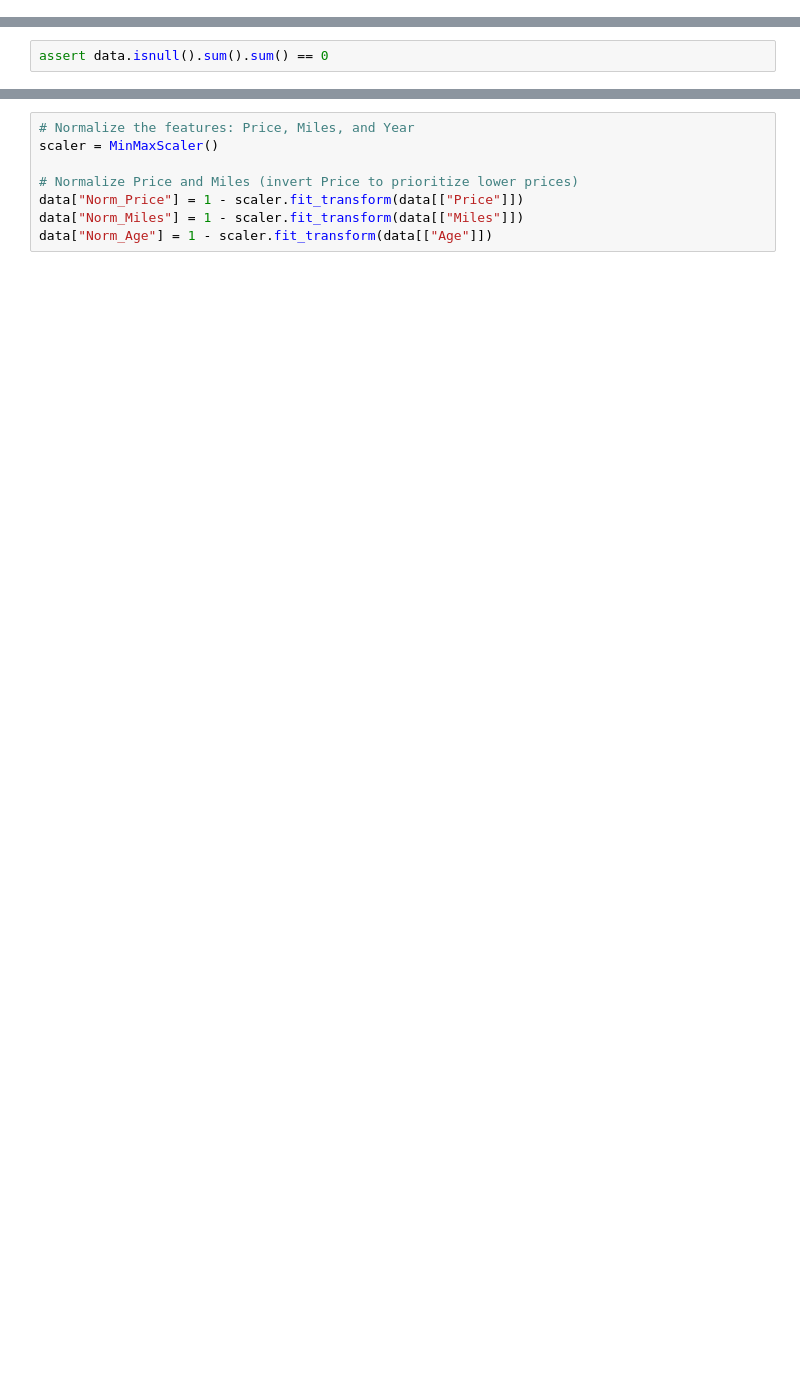
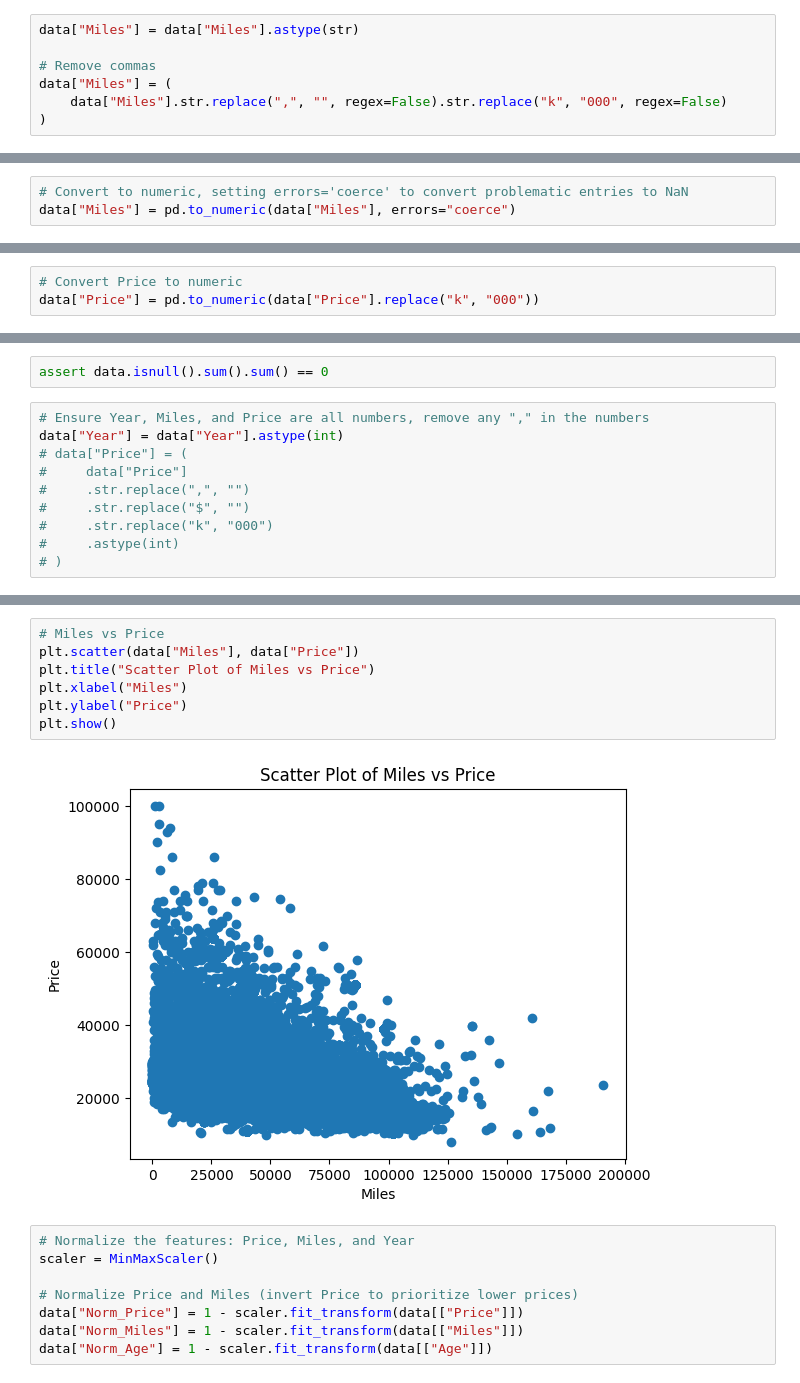
Before and after one commit to JoshCap20/car-scraper-programs, a Jupyter notebook: src/notebooks/combined_analysis.ipynb, the cells around one changed output, grey strips where cells are left out. Saved outputs shown, nothing was run; the diff lists cells and outputs as text; blank space fills up the shorter version.

```diff
--- a/src/notebooks/combined_analysis.ipynb
+++ b/src/notebooks/combined_analysis.ipynb
@@ -20,0 +66,7 @@ data.isnull().sum()
+# %%
+data["Miles"] = data["Miles"].astype(str)
+
+# Remove commas
+data["Miles"] = (
+    data["Miles"].str.replace(",", "", regex=False).str.replace("k", "000", regex=False)
+)
@@ -20,0 +80,3 @@ data.isnull().sum()
+# %%
+# Convert to numeric, setting errors='coerce' to convert problematic entries to NaN
+data["Miles"] = pd.to_numeric(data["Miles"], errors="coerce")
@@ -20,0 +93,3 @@ data.isnull().sum()
+# %%
+# Convert Price to numeric
+data["Price"] = pd.to_numeric(data["Price"].replace("k", "000"))
@@ -21,4 +123,14 @@ data.isnull().sum()
 # %%
 assert data.isnull().sum().sum() == 0
+# %%
+# Ensure Year, Miles, and Price are all numbers, remove any "," in the numbers
+data["Year"] = data["Year"].astype(int)
+# data["Price"] = (
+#     data["Price"]
+#     .str.replace(",", "")
+#     .str.replace("$", "")
+#     .str.replace("k", "000")
+#     .astype(int)
+# )
 # %%
 data.head()
@@ -62,3 +196,12 @@ plt.show()
+# %%
+# Miles vs Price
+plt.scatter(data["Miles"], data["Price"])
+plt.title("Scatter Plot of Miles vs Price")
+plt.xlabel("Miles")
+plt.ylabel("Price")
+plt.show()
+# %% [output]
+[figure, added]
 # %%
 # Normalize the features: Price, Miles, and Year
 scaler = MinMaxScaler()
```
Also changed, not shown: parts of 22 cells of this notebook, 18 other files.
